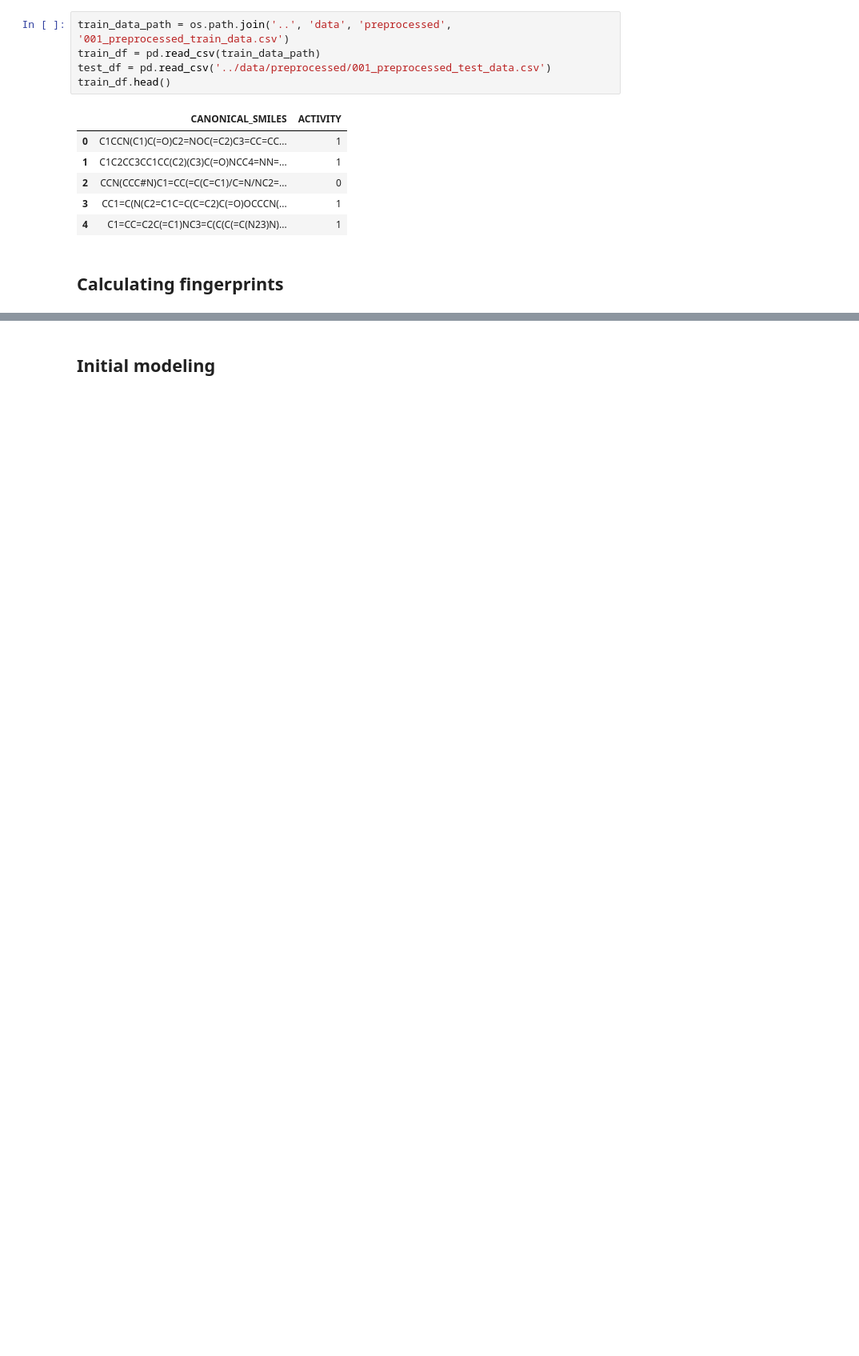
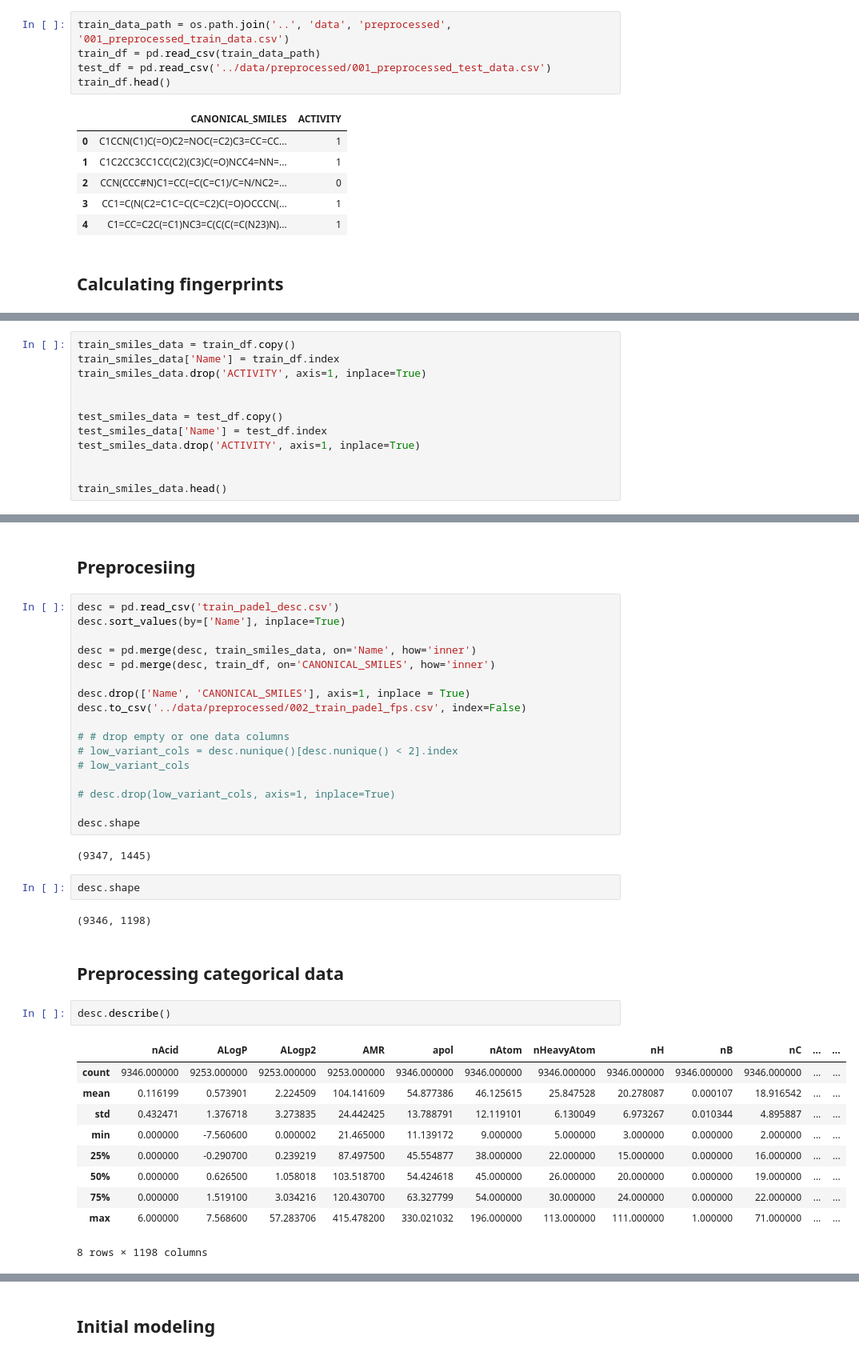
Before and after one commit to omicscodeathon/marburgdrug, a Jupyter notebook: notebooks/002_padel_descriptors.ipynb, the cells around one changed output, grey strips where cells are left out. Shown at 80% size. Saved outputs shown, nothing was run; the diff lists cells and outputs as text; blank space fills up the shorter version.

```diff
--- a/notebooks/002_padel_descriptors.ipynb
+++ b/notebooks/002_padel_descriptors.ipynb
@@ -83,0 +23,12 @@ train_df.head()
+# %%
+train_smiles_data = train_df.copy()
+train_smiles_data['Name'] = train_df.index
+train_smiles_data.drop('ACTIVITY', axis=1, inplace=True)
+
+
+test_smiles_data = test_df.copy()
+test_smiles_data['Name'] = test_df.index
+test_smiles_data.drop('ACTIVITY', axis=1, inplace=True)
+
+
+train_smiles_data.head()
@@ -122,0 +75,40 @@ desc
+# %% [markdown]
+## Preprocesiing
+# %%
+desc = pd.read_csv('train_padel_desc.csv')
+desc.sort_values(by=['Name'], inplace=True)
+
+desc = pd.merge(desc, train_smiles_data, on='Name', how='inner')
+desc = pd.merge(desc, train_df, on='CANONICAL_SMILES', how='inner')
+
+desc.drop(['Name', 'CANONICAL_SMILES'], axis=1, inplace = True)
+desc.to_csv('../data/preprocessed/002_train_padel_fps.csv', index=False)
+
+# # drop empty or one data columns
+# low_variant_cols = desc.nunique()[desc.nunique() < 2].index
+# low_variant_cols
+
+# desc.drop(low_variant_cols, axis=1, inplace=True)
+
+desc.shape
+# %% [output]
+(9347, 1445)
+# %%
+desc.shape
+# %% [output]
+(9346, 1198)
+# %% [markdown]
+## Preprocessing categorical data
+# %%
+desc.describe()
+# %% [output]
+|  | nAcid | ALogP | ALogp2 | AMR | apol | nAtom | nHeavyAtom | nH | nB | nC | ... | ... |
+| count | 9346.000000 | 9253.000000 | 9253.000000 | 9253.000000 | 9346.000000 | 9346.000000 | 9346.000000 | 9346.000000 | 9346.000000 | 9346.000000 | ... | ... |
+| mean | 0.116199 | 0.573901 | 2.224509 | 104.141609 | 54.877386 | 46.125615 | 25.847528 | 20.278087 | 0.000107 | 18.916542 | ... | ... |
+| std | 0.432471 | 1.376718 | 3.273835 | 24.442425 | 13.788791 | 12.119101 | 6.130049 | 6.973267 | 0.010344 | 4.895887 | ... | ... |
+| min | 0.000000 | -7.560600 | 0.000002 | 21.465000 | 11.139172 | 9.000000 | 5.000000 | 3.000000 | 0.000000 | 2.000000 | ... | ... |
+| 25% | 0.000000 | -0.290700 | 0.239219 | 87.497500 | 45.554877 | 38.000000 | 22.000000 | 15.000000 | 0.000000 | 16.000000 | ... | ... |
+| 50% | 0.000000 | 0.626500 | 1.058018 | 103.518700 | 54.424618 | 45.000000 | 26.000000 | 20.000000 | 0.000000 | 19.000000 | ... | ... |
+| 75% | 0.000000 | 1.519100 | 3.034216 | 120.430700 | 63.327799 | 54.000000 | 30.000000 | 24.000000 | 0.000000 | 22.000000 | ... | ... |
+| max | 6.000000 | 7.568600 | 57.283706 | 415.478200 | 330.021032 | 196.000000 | 113.000000 | 111.000000 | 1.000000 | 71.000000 | ... | ... |
+8 rows × 1198 columns
```
Also changed, not shown: parts of 19 cells of this notebook, 21 other files.
